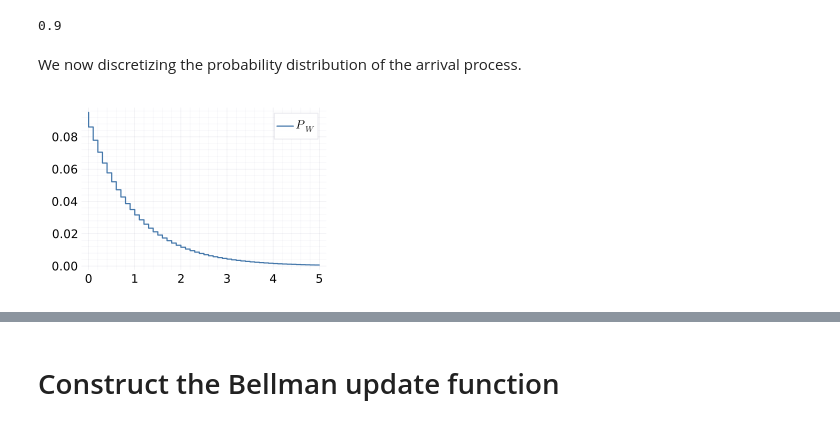
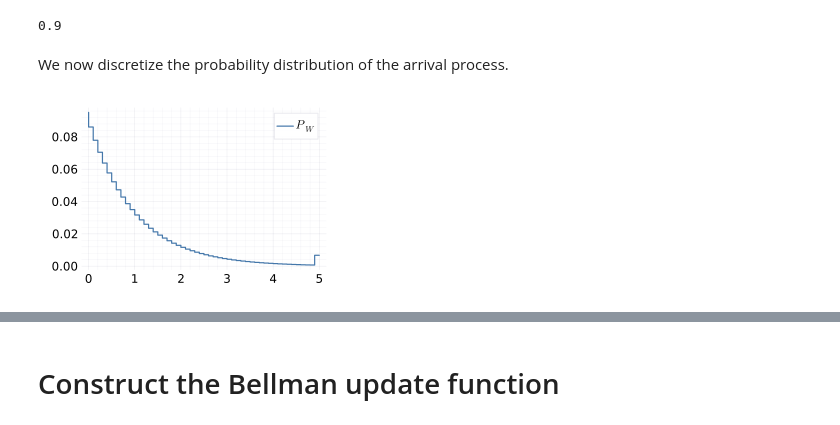
Before and after one commit to adityam/stochastic-control, a Jupyter notebook: julia-examples/inventory-management/inventory-management.ipynb, the cells around one changed output, grey strips where cells are left out. Drawn from its saved outputs; the diff is of its cells as text; code cells hidden in the pictures.

```diff
--- a/julia-examples/inventory-management/inventory-management.ipynb
+++ b/julia-examples/inventory-management/inventory-management.ipynb
@@ -33,20 +33,20 @@ discount = 0.9
 # %% [output]
 0.9
 # %% [markdown]
-We now discretizing the probability distribution of the arrival process.
+We now discretize the probability distribution of the arrival process.
 # %%
 
 λ = 1
 Pw_true = Exponential(λ)
 Pw = OffsetArray(zeros(size(W)), W)
 for w ∈ W
-    if w != L
+    if w != W[end]
         Pw[w] = cdf(Pw_true, point(w+1)) - cdf(Pw_true, point(w))
     else
         Pw[w] = 1 - cdf(Pw_true, point(w))
     end
 end
 plot(point.(W), parent(Pw), linetype=:steppre, size=(300,200), label=L"$P_W$")
 # %% [output]
-[figure, old version]
+[figure, new version]
 # %%
```
Also changed, not shown: parts of 7 cells of this notebook, 2 other files.
